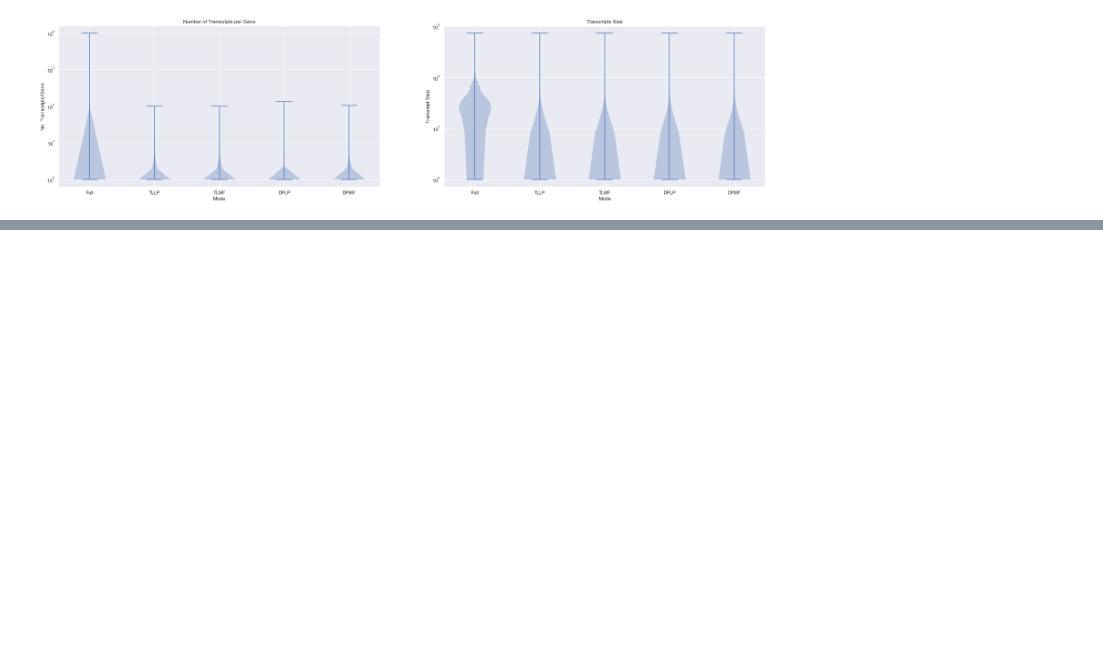
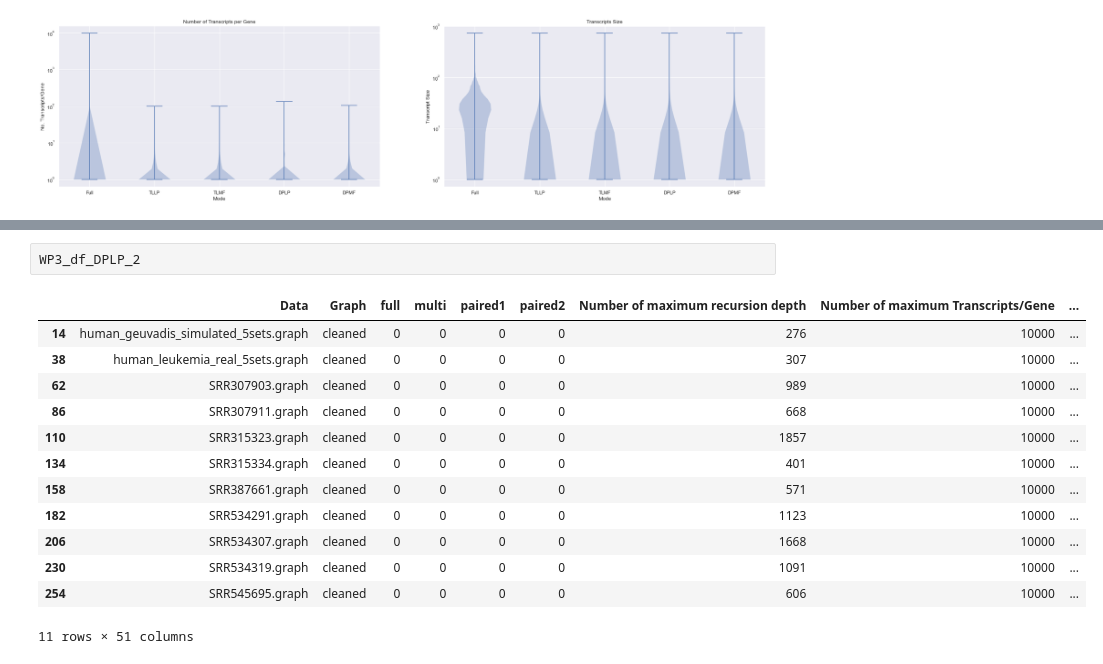
Before and after one commit to lauramarie99/Transkript-Assembler, a Jupyter notebook: Src/Auswertung_WP3.ipynb, the cells around one changed output, grey strips where cells are left out. Saved outputs shown, nothing was run; the diff lists cells and outputs as text; blank space fills up the shorter version.

```diff
--- a/Src/Auswertung_WP3.ipynb
+++ b/Src/Auswertung_WP3.ipynb
@@ -884,0 +901,16 @@ plt.show()
+# %%
+WP3_df_DPLP_2
+# %% [output]
+|  | Data | Graph | full | multi | paired1 | paired2 | Number of maximum recursion depth | Number of maximum Transcripts/Gene | ... |
+| 14 | human_geuvadis_simulated_5sets.graph | cleaned | 0 | 0 | 0 | 0 | 276 | 10000 | ... |
+| 38 | human_leukemia_real_5sets.graph | cleaned | 0 | 0 | 0 | 0 | 307 | 10000 | ... |
+| 62 | SRR307903.graph | cleaned | 0 | 0 | 0 | 0 | 989 | 10000 | ... |
+| 86 | SRR307911.graph | cleaned | 0 | 0 | 0 | 0 | 668 | 10000 | ... |
+| 110 | SRR315323.graph | cleaned | 0 | 0 | 0 | 0 | 1857 | 10000 | ... |
+| 134 | SRR315334.graph | cleaned | 0 | 0 | 0 | 0 | 401 | 10000 | ... |
+| 158 | SRR387661.graph | cleaned | 0 | 0 | 0 | 0 | 571 | 10000 | ... |
+| 182 | SRR534291.graph | cleaned | 0 | 0 | 0 | 0 | 1123 | 10000 | ... |
+| 206 | SRR534307.graph | cleaned | 0 | 0 | 0 | 0 | 1668 | 10000 | ... |
+| 230 | SRR534319.graph | cleaned | 0 | 0 | 0 | 0 | 1091 | 10000 | ... |
+| 254 | SRR545695.graph | cleaned | 0 | 0 | 0 | 0 | 606 | 10000 | ... |
+11 rows × 51 columns
```
Also changed, not shown: parts of 5 cells of this notebook.
